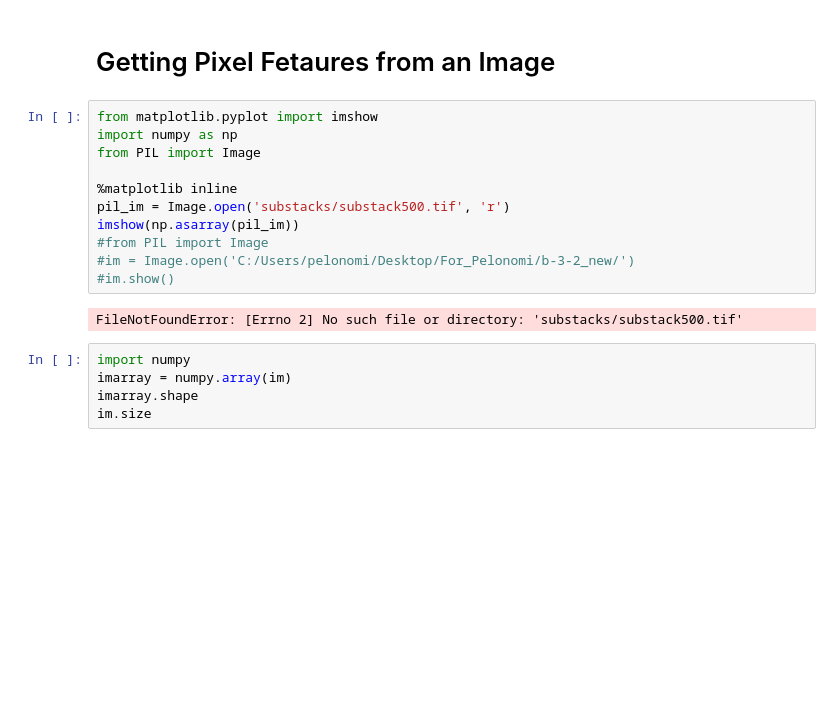
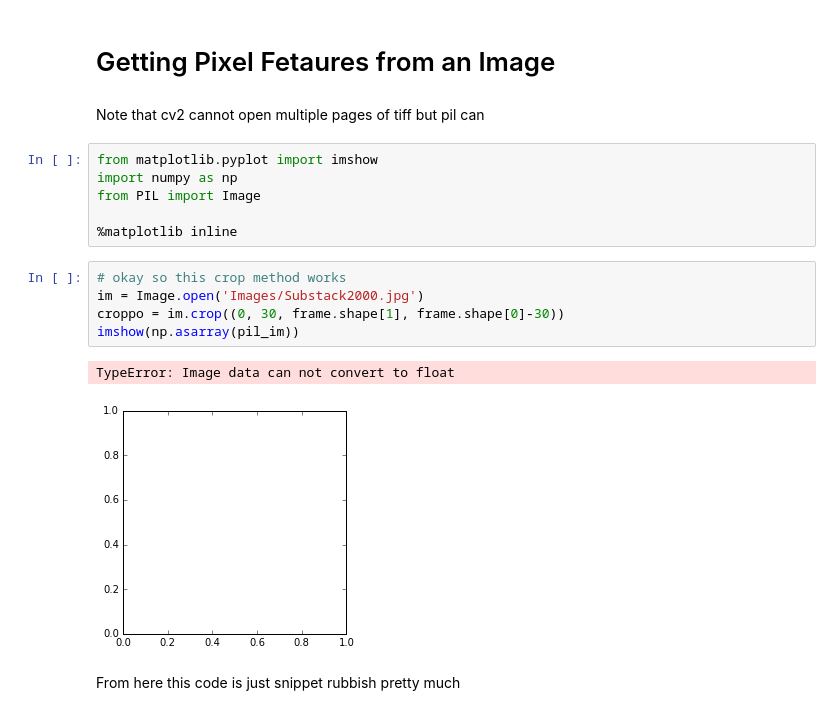
Before and after one commit to TamatiB/segmentation_eval_2, a Jupyter notebook: Image Feature Extraction 1.ipynb, the cells around one changed output. Cells and saved outputs as stored; diff of their text form; blank space fills up the shorter version.

```diff
--- a/Image Feature Extraction 1.ipynb
+++ b/Image Feature Extraction 1.ipynb
@@ -1,20 +1,20 @@
 # %% [markdown]
 # Getting Pixel Fetaures from an Image
+# %% [markdown]
+Note that cv2 cannot open multiple pages of tiff but pil can
 # %%
 from matplotlib.pyplot import imshow
 import numpy as np
 from PIL import Image
 
 %matplotlib inline
-pil_im = Image.open('substacks/substack500.tif', 'r')
-imshow(np.asarray(pil_im))
-#from PIL import Image
-#im = Image.open('C:/Users/pelonomi/Desktop/For_Pelonomi/b-3-2_new/')
-#im.show()
-# %% [output]
-FileNotFoundError: [Errno 2] No such file or directory: 'substacks/substack500.tif'
-# %%
-import numpy
-imarray = numpy.array(im)
-imarray.shape
-im.size
+# %%
+# okay so this crop method works
+im = Image.open('Images/Substack2000.jpg')
+croppo = im.crop((0, 30, frame.shape[1], frame.shape[0]-30))
+imshow(np.asarray(pil_im))
+# %% [output]
+TypeError: Image data can not convert to float
+[figure, added]
+# %% [markdown]
+From here this code is just snippet rubbish pretty much
```
Also changed, not shown: parts of 6 cells of this notebook, 2 other files.
